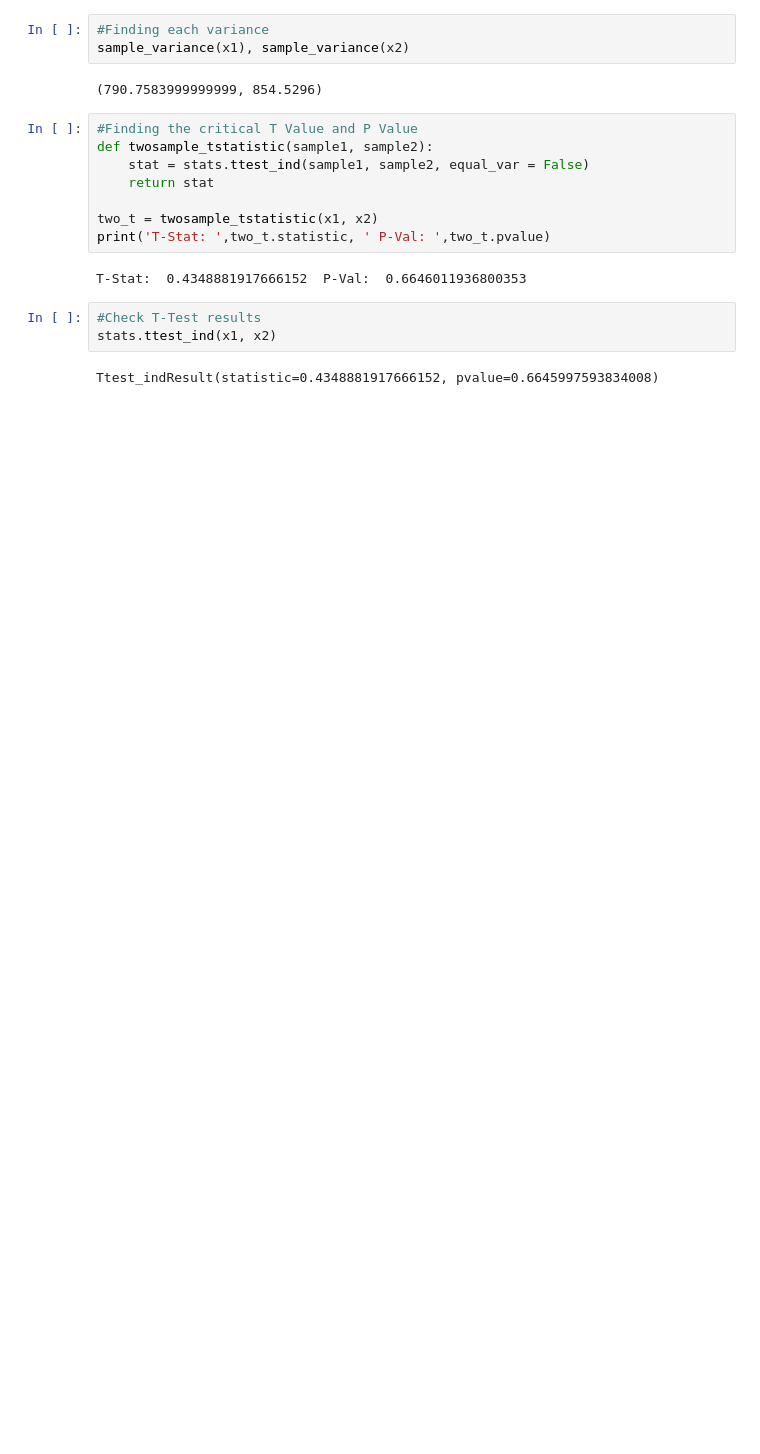
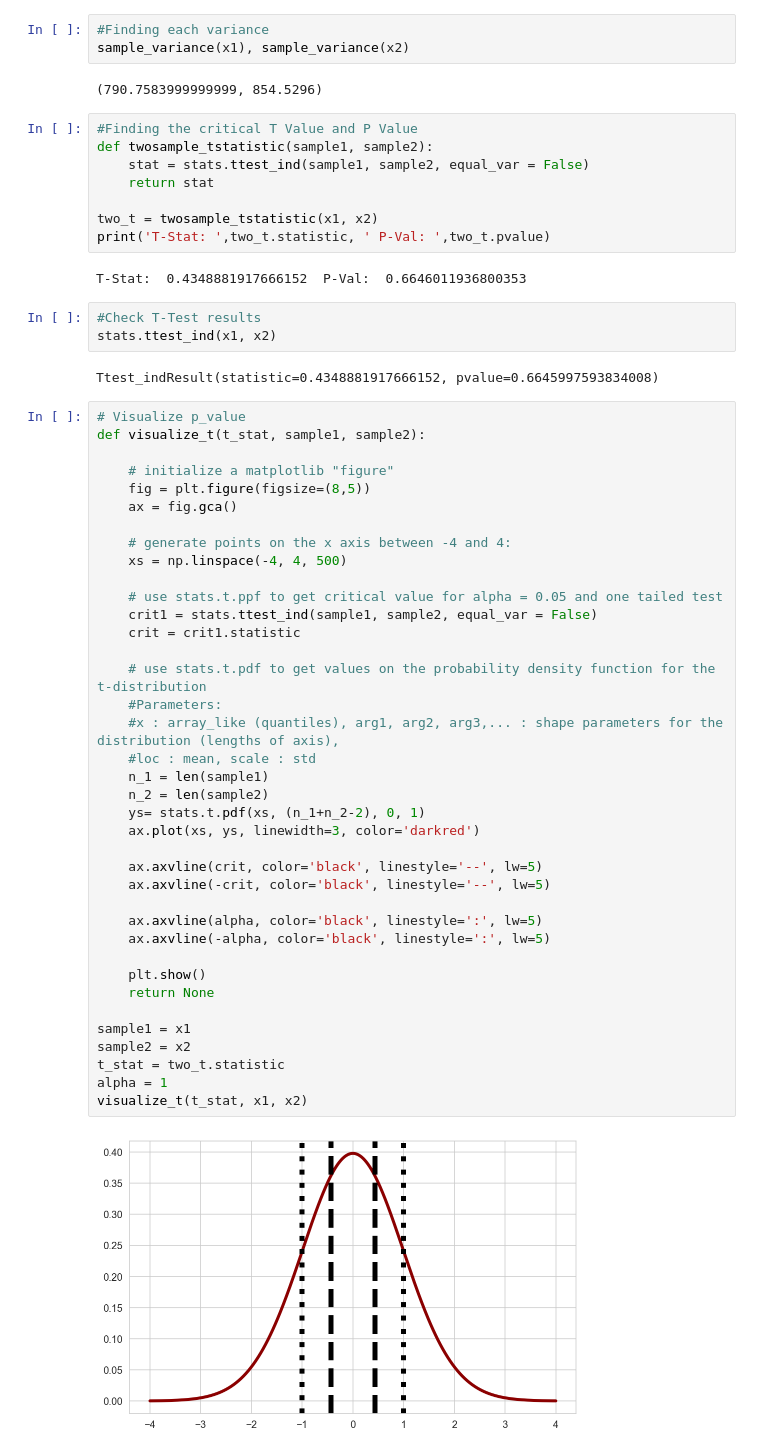
Before and after one commit to tinacliu/mod3_project, a Jupyter notebook: Hyp Test Zaria.ipynb, the cells around one changed output. Cells and saved outputs as stored; diff of their text form; blank space fills up the shorter version.

Commit message:
added sample visualisations

```diff
--- a/Hyp Test Zaria.ipynb
+++ b/Hyp Test Zaria.ipynb
@@ -46,3 +55,43 @@ T-Stat:  0.4348881917666152  P-Val:  0.6646011936800353
 stats.ttest_ind(x1, x2)
 # %% [output]
 Ttest_indResult(statistic=0.4348881917666152, pvalue=0.6645997593834008)
+# %%
+# Visualize p_value
+def visualize_t(t_stat, sample1, sample2):
+
+    # initialize a matplotlib "figure"
+    fig = plt.figure(figsize=(8,5))
+    ax = fig.gca()
+
+    # generate points on the x axis between -4 and 4:
+    xs = np.linspace(-4, 4, 500)
+
+    # use stats.t.ppf to get critical value for alpha = 0.05 and one tailed test
+    crit1 = stats.ttest_ind(sample1, sample2, equal_var = False)
+    crit = crit1.statistic
+
+    # use stats.t.pdf to get values on the probability density function for the t-distribution
+    #Parameters:
+    #x : array_like (quantiles), arg1, arg2, arg3,... : shape parameters for the distribution (lengths of axis),
+    #loc : mean, scale : std
+    n_1 = len(sample1)
+    n_2 = len(sample2)
+    ys= stats.t.pdf(xs, (n_1+n_2-2), 0, 1)
+    ax.plot(xs, ys, linewidth=3, color='darkred')
+
+    ax.axvline(crit, color='black', linestyle='--', lw=5)
+    ax.axvline(-crit, color='black', linestyle='--', lw=5)
+
+    ax.axvline(alpha, color='black', linestyle=':', lw=5)
+    ax.axvline(-alpha, color='black', linestyle=':', lw=5)
+
+    plt.show()
+    return None
+
+sample1 = x1
+sample2 = x2
+t_stat = two_t.statistic
+alpha = 1
+visualize_t(t_stat, x1, x2)
+# %% [output]
+[figure, added]
```
Also changed, not shown: parts of 3 cells of this notebook.
